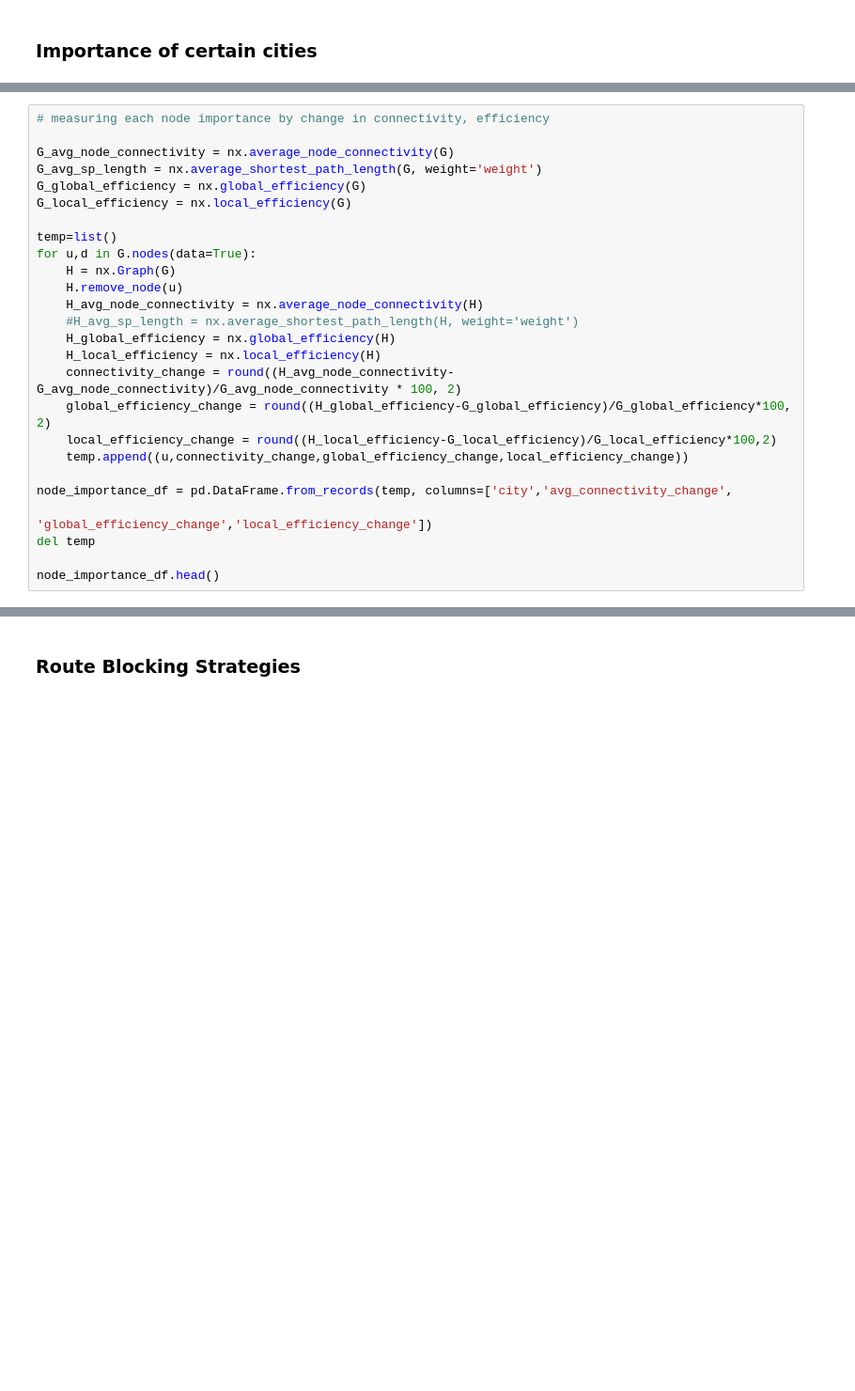
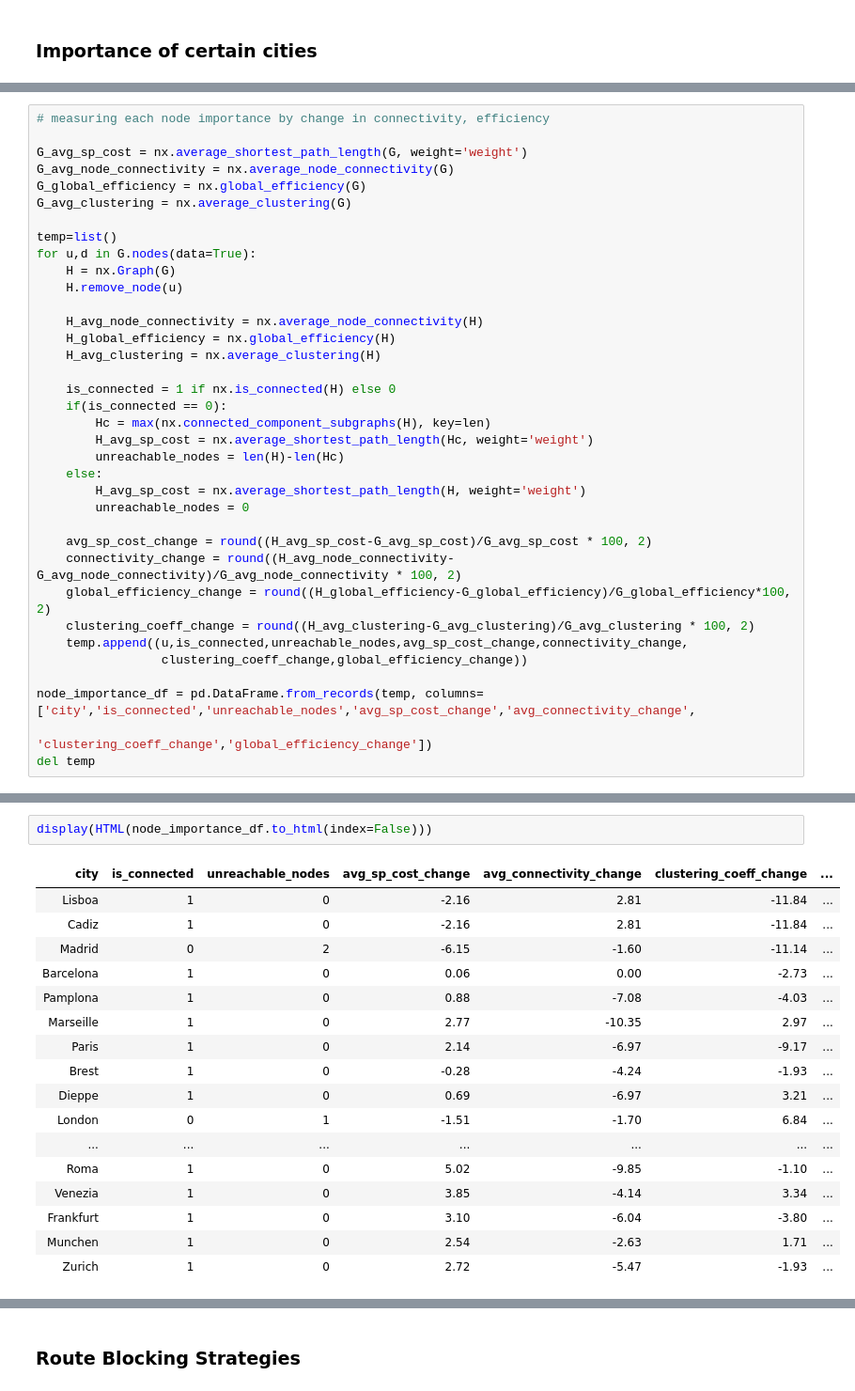
Before and after one commit to genielab/network_analysis_ticket_to_ride, a Jupyter notebook: pynb/ttr_analysis.ipynb, the cells around one changed output, grey strips where cells are left out. Shown at 94% size. Drawn from its saved outputs; the diff is of its cells as text; blank space fills up the shorter version.

```diff
--- a/pynb/ttr_analysis.ipynb
+++ b/pynb/ttr_analysis.ipynb
@@ -450,26 +414,36 @@ print(json.dumps(ccoef, indent=4))
 # %%
 # measuring each node importance by change in connectivity, efficiency
 
+G_avg_sp_cost = nx.average_shortest_path_length(G, weight='weight')
 G_avg_node_connectivity = nx.average_node_connectivity(G)
-G_avg_sp_length = nx.average_shortest_path_length(G, weight='weight')
 G_global_efficiency = nx.global_efficiency(G)
-G_local_efficiency = nx.local_efficiency(G)
+G_avg_clustering = nx.average_clustering(G)
 
 temp=list()
 for u,d in G.nodes(data=True):
     H = nx.Graph(G)
     H.remove_node(u)
+
     H_avg_node_connectivity = nx.average_node_connectivity(H)
-    #H_avg_sp_length = nx.average_shortest_path_length(H, weight='weight')
     H_global_efficiency = nx.global_efficiency(H)
-    H_local_efficiency = nx.local_efficiency(H)
+    H_avg_clustering = nx.average_clustering(H)
+
+    is_connected = 1 if nx.is_connected(H) else 0
+    if(is_connected == 0):
+        Hc = max(nx.connected_component_subgraphs(H), key=len)
+        H_avg_sp_cost = nx.average_shortest_path_length(Hc, weight='weight')
+        unreachable_nodes = len(H)-len(Hc)
+    else:
+        H_avg_sp_cost = nx.average_shortest_path_length(H, weight='weight')
+        unreachable_nodes = 0
+
+    avg_sp_cost_change = round((H_avg_sp_cost-G_avg_sp_cost)/G_avg_sp_cost * 100, 2)
     connectivity_change = round((H_avg_node_connectivity-G_avg_node_connectivity)/G_avg_node_connectivity * 100, 2)
     global_efficiency_change = round((H_global_efficiency-G_global_efficiency)/G_global_efficiency*100, 2)
-    local_efficiency_change = round((H_local_efficiency-G_local_efficiency)/G_local_efficiency*100,2)
-    temp.append((u,connectivity_change,global_efficiency_change,local_efficiency_change))
+    clustering_coeff_change = round((H_avg_clustering-G_avg_clustering)/G_avg_clustering * 100, 2)
+    temp.append((u,is_connected,unreachable_nodes,avg_sp_cost_change,connectivity_change,
+                 clustering_coeff_change,global_efficiency_change))
 
-node_importance_df = pd.DataFrame.from_records(temp, columns=['city','avg_connectivity_change',
-                                                              'global_efficiency_change','local_efficiency_change'])
+node_importance_df = pd.DataFrame.from_records(temp, columns=['city','is_connected','unreachable_nodes','avg_sp_cost_change','avg_connectivity_change',
+                                                              'clustering_coeff_change','global_efficiency_change'])
 del temp
-
-node_importance_df.head()
@@ -482,0 +450,20 @@ node_importance_df.head()
+# %%
+display(HTML(node_importance_df.to_html(index=False)))
+# %% [output]
+| city | is_connected | unreachable_nodes | avg_sp_cost_change | avg_connectivity_change | clustering_coeff_change | ... |
+| Lisboa | 1 | 0 | -2.16 | 2.81 | -11.84 | ... |
+| Cadiz | 1 | 0 | -2.16 | 2.81 | -11.84 | ... |
+| Madrid | 0 | 2 | -6.15 | -1.60 | -11.14 | ... |
+| Barcelona | 1 | 0 | 0.06 | 0.00 | -2.73 | ... |
+| Pamplona | 1 | 0 | 0.88 | -7.08 | -4.03 | ... |
+| Marseille | 1 | 0 | 2.77 | -10.35 | 2.97 | ... |
+| Paris | 1 | 0 | 2.14 | -6.97 | -9.17 | ... |
+| Brest | 1 | 0 | -0.28 | -4.24 | -1.93 | ... |
+| Dieppe | 1 | 0 | 0.69 | -6.97 | 3.21 | ... |
+| London | 0 | 1 | -1.51 | -1.70 | 6.84 | ... |
+| ... | ... | ... | ... | ... | ... | ... |
+| Roma | 1 | 0 | 5.02 | -9.85 | -1.10 | ... |
+| Venezia | 1 | 0 | 3.85 | -4.14 | 3.34 | ... |
+| Frankfurt | 1 | 0 | 3.10 | -6.04 | -3.80 | ... |
+| Munchen | 1 | 0 | 2.54 | -2.63 | 1.71 | ... |
+| Zurich | 1 | 0 | 2.72 | -5.47 | -1.93 | ... |
```
Also changed, not shown: parts of 38 cells of this notebook, 4 other files.
